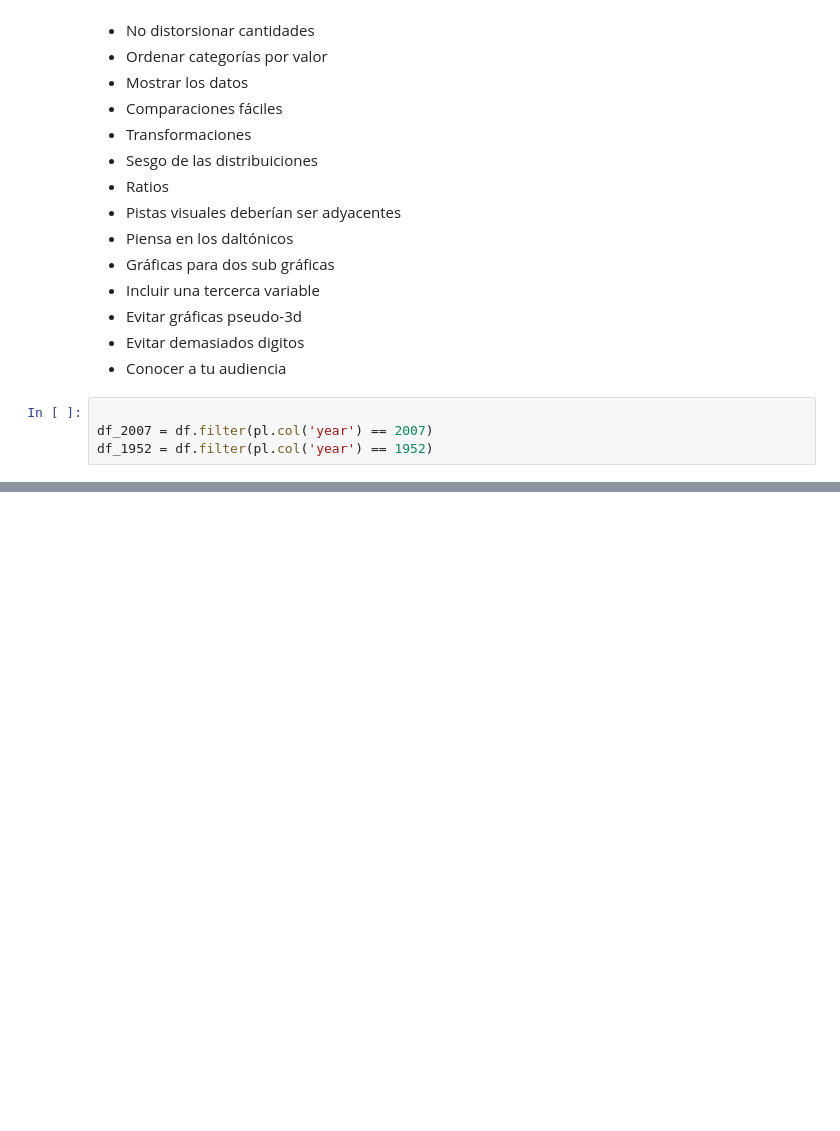
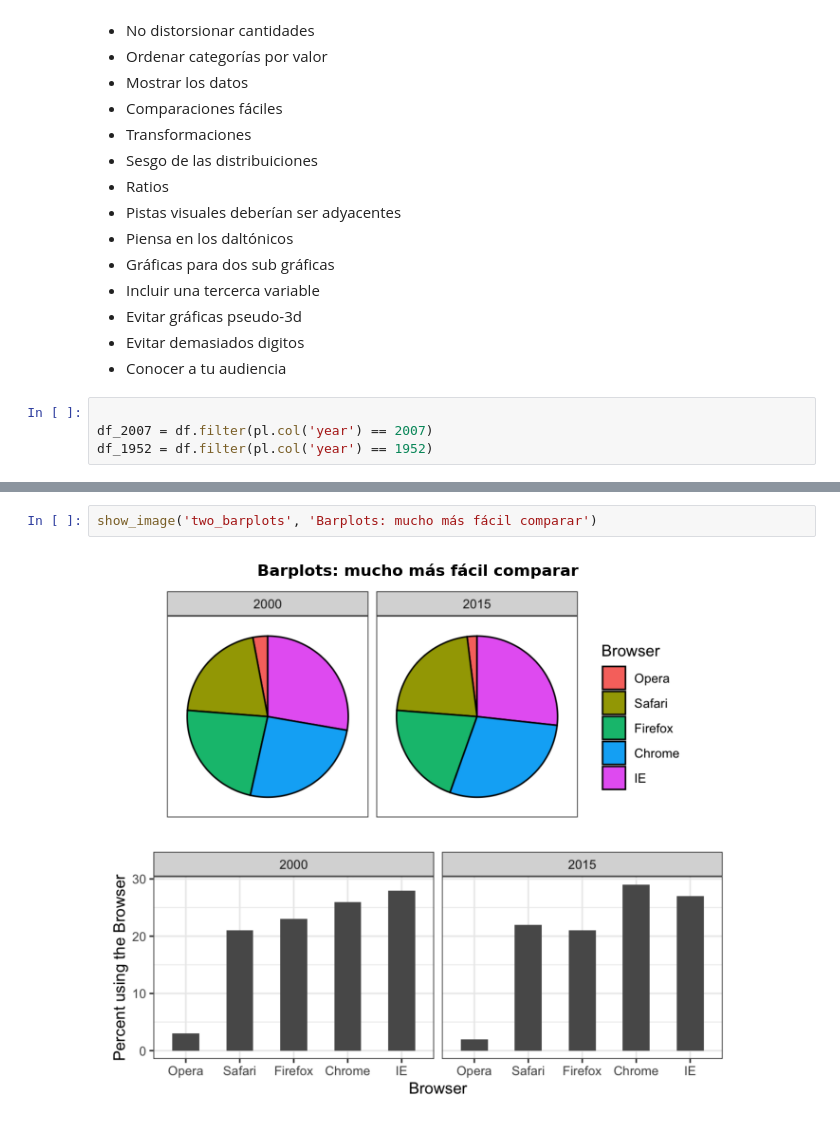
Before and after one commit to Villiem/lab_cdd, a Jupyter notebook: notebooks/visualizacion.ipynb, the cells around one changed output, grey strips where cells are left out. Saved outputs shown, nothing was run; the diff lists cells and outputs as text; blank space fills up the shorter version.

```diff
--- a/notebooks/visualizacion.ipynb
+++ b/notebooks/visualizacion.ipynb
@@ -60,0 +83,4 @@ ModuleNotFoundError: pa.Table requires 'pyarrow' module to be installed
+# %%
+show_image('two_barplots', 'Barplots: mucho más fácil comparar')
+# %% [output]
+[figure, added]
```
Also changed, not shown: parts of 33 cells of this notebook.
